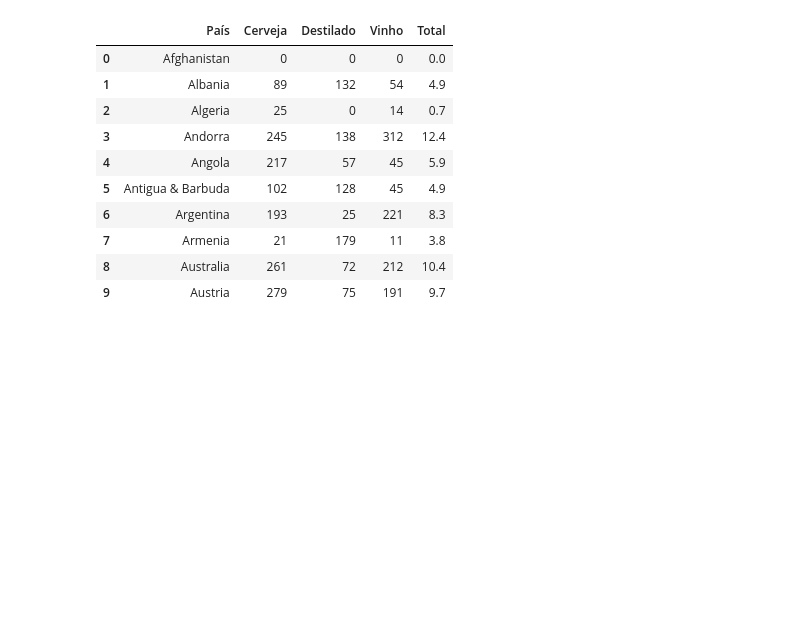
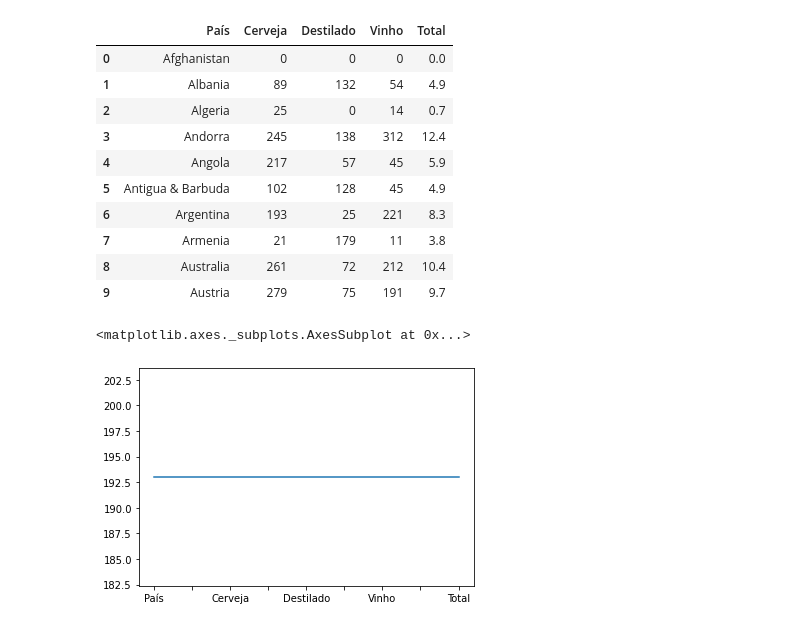
Before and after one commit to andrewyamagata/Colab, a Jupyter notebook: Hello_World.ipynb, the cells around one changed output. Saved outputs shown, nothing was run; the diff lists cells and outputs as text; code cells hidden in the pictures; blank space fills up the shorter version.

```diff
--- a/Hello_World.ipynb
+++ b/Hello_World.ipynb
@@ -150,3 +150,8 @@ bebidas.head(10)
 | 7 | Armenia | 21 | 179 | 11 | 3.8 |
 | 8 | Australia | 261 | 72 | 212 | 10.4 |
 | 9 | Austria | 279 | 75 | 191 | 9.7 |
+# %%
+bebidas.count().plot()
+# %% [output]
+<matplotlib.axes._subplots.AxesSubplot at 0x...>
+[figure, added]
```
